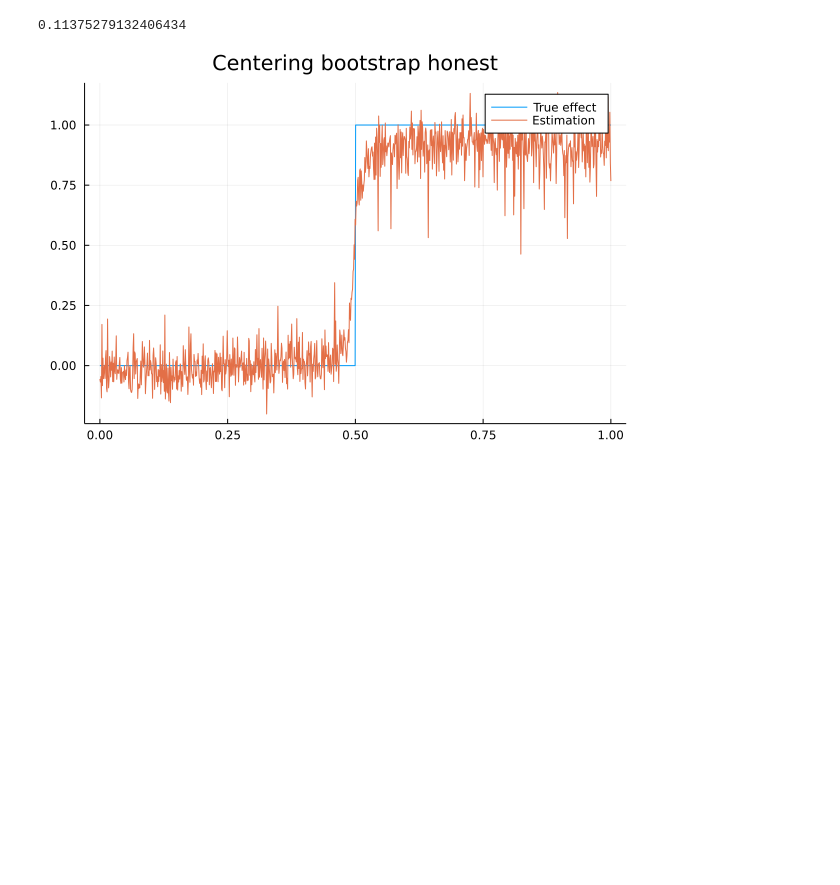
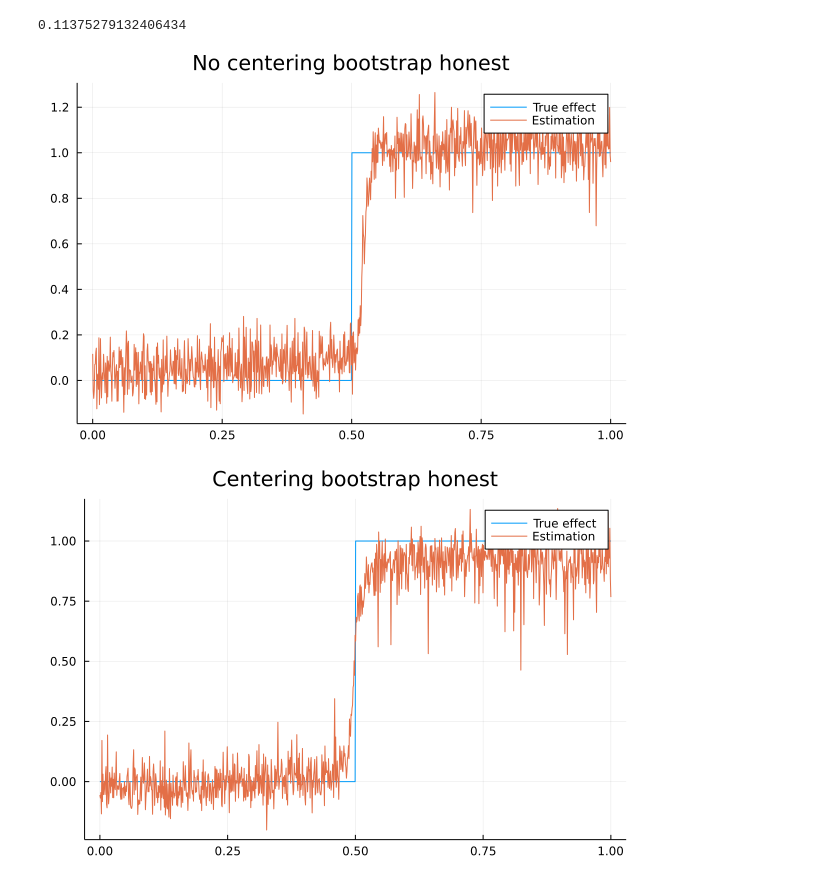
Before and after one commit to BereniceAlexiaJocteur/CausalForest.jl, a Jupyter notebook: notebooks/Causal_forest_step_causal_effect.ipynb, the cells around one changed output. Saved outputs shown, nothing was run; the diff lists cells and outputs as text; code cells hidden in the pictures; blank space fills up the shorter version.

```diff
--- a/notebooks/Causal_forest_step_causal_effect.ipynb
+++ b/notebooks/Causal_forest_step_causal_effect.ipynb
@@ -145,6 +145,10 @@ rmsd(float(true_effect), pred7)
 rmsd(float(true_effect), pred8)
 # %% [output]
 0.11375279132406434
+# %%
+plot(Xtest[:, 1], [true_effect, pred7], label=["True effect" "Estimation"], title = "No centering bootstrap honest", fmt = :png)
+# %% [output]
+[figure, added]
 # %%
 plot(Xtest[:, 1], [true_effect, pred8], label=["True effect" "Estimation"], title = "Centering bootstrap honest", fmt = :png)
 # %% [output]
```
Also changed, not shown: 5 other files.
